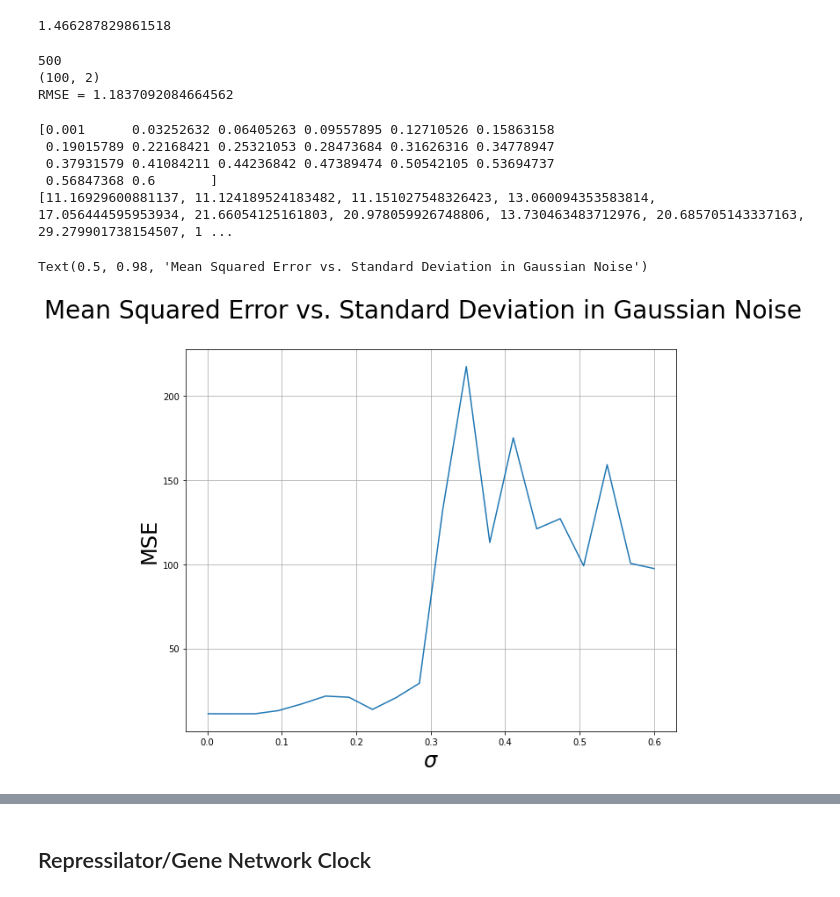
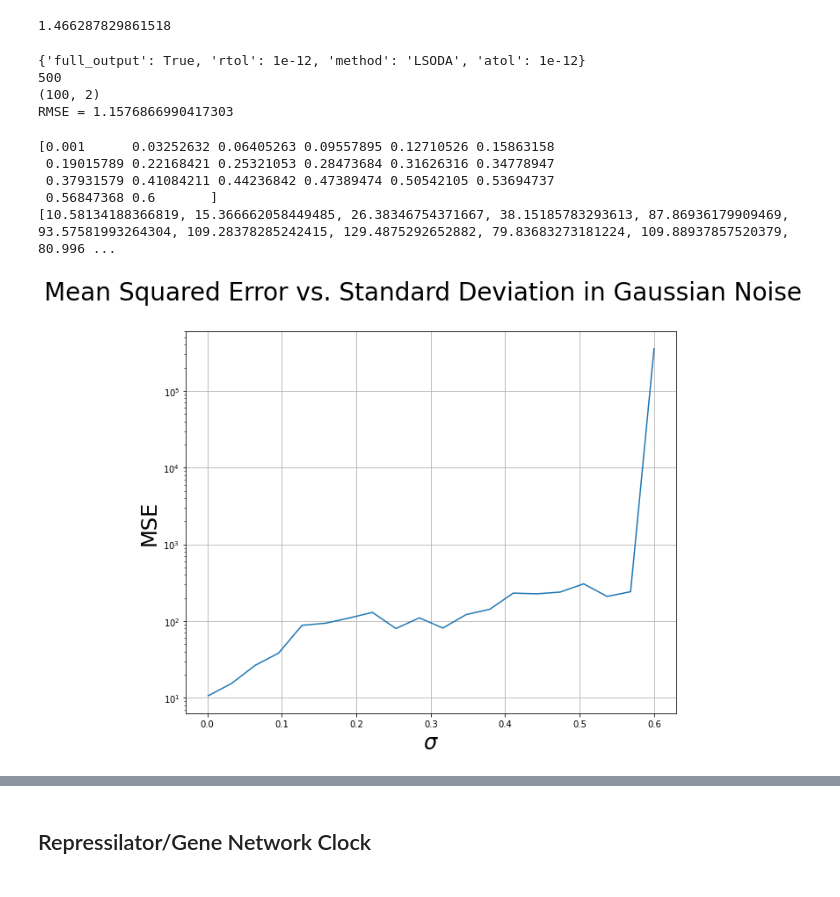
Before and after one commit to ainsleylaiuw/ISB-Hadlock-Lai, a Jupyter notebook: Ex_System.ipynb, the cells around one changed output, grey strips where cells are left out. Drawn from its saved outputs; the diff is of its cells as text; code cells hidden in the pictures.

```diff
--- a/Ex_System.ipynb
+++ b/Ex_System.ipynb
@@ -47,7 +41,7 @@ import colorednoise as cn
 num = 2
 mu = np.zeros(num)
 sigma = np.zeros((num, num))
-sigmaVal = .5
+sigmaVal = .9
 np.fill_diagonal(sigma, sigmaVal)
 #sigma
 result = np.random.multivariate_normal(mu, sigma**2, (100, 100))
@@ -64,17 +58,17 @@ result = np.random.multivariate_normal(mu, sigma**2, (100, 100))
 # accurate enough for noise? Pink noise behaving weird
 beta = 0 # the exponent
 samples = 2**18 # number of samples to generate
-y = cn.powerlaw_psd_gaussian(beta, (100, 400, 2))#*.73
+y = cn.powerlaw_psd_gaussian(beta, (100, 400, 2)) * sigmaVal + 0.02
 #print(np.max(y))
-"""
+#"""
 y_list = []
 result_list = []
 for i in range(1000):
-    y_temp = (cn.powerlaw_psd_gaussian(beta, 10000)*.52)
+    y_temp = (cn.powerlaw_psd_gaussian(beta, (100, 100, 2)) * (sigmaVal + 0.03))
     result_temp = (np.random.multivariate_normal(mu, sigma**2, (100, 100)))
     y_list.append(y_temp)
     result_list.append(result_temp)
-print(np.mean(y_list))
-print(np.mean(result_list))
-"""
+print(f"colorednoise mean = {np.mean(y_list)}")
+print(f"multivariate_normal mean = {np.mean(result_list)}")
+#"""
 # %% [output]
@@ -169,7 +164,7 @@ for i in range(n_of_ic):
     netswitch_train_temp = solve_ivp(
         netswitch, trange, netswitch_x0s[i], t_eval=tvals
     ).y.T
-    noise = np.random.normal(0, sigma, netswitch_train_temp.shape)
+    noise = np.random.normal(0, .1, netswitch_train_temp.shape)
     netswitch_train_multi.append(netswitch_train_temp + noise)
     #netswitch_train_multi.append(netswitch_train_temp + np.random.normal(0, 0.015, netswitch_train_temp.shape))
 #axs.legend()
@@ -177,7 +172,7 @@ for i in range(n_of_ic):
 #plt.show()
 #print(netswitch_train_multi)
 
-sparse_regression_optimizer = ps.STLSQ(threshold=0.7)
+sparse_regression_optimizer = ps.STLSQ(threshold=0.5)
 model = ps.SINDy(feature_names=['u', 'v'], optimizer=sparse_regression_optimizer, feature_library=netswitch_library)
 model.fit(netswitch_train_multi, t=dt, multiple_trajectories=True)
 model.print()
@@ -242,9 +238,18 @@ netswitch_x0s = (np.random.rand(n_of_ic, feature_count) * 5 - np.random.rand(n_o
 sigma = 0.01
 sigma_list = np.linspace(0.001, 0.6, 20)
 mu = np.zeros(feature_count)
-
+sparse_regression_optimizer = ps.STLSQ(threshold=0.7)
 MSE_list = []
 netswitch_train_multi = []
+integrator_keywords = {}
+# 0 for white, 1 for pink, 2 for brown
+beta = 0
+integrator_keywords['full_output'] = True
+integrator_keywords['rtol'] = 1e-12
+integrator_keywords['method'] = 'LSODA'
+integrator_keywords['atol'] = 1e-12
+
+print(integrator_keywords)
 
 # creation of TRUE data/solution
 for i in range(n_of_ic):
@@ -259,39 +264,42 @@ rmse = np.sqrt(np.square(netswitch_train_multi).sum()) / (len(tvals) * feature_c
 print(f"RMSE = {rmse}")
 # train models
 for j in range(len(sigma_list)):
     sigma = np.zeros((feature_count, feature_count))
     sigmaVal = sigma_list[j]
     np.fill_diagonal(sigma, sigmaVal)
-    noise = np.random.multivariate_normal(mu, sigma**2, (n_of_ic, len(tvals)))
+    #noise = np.random.multivariate_normal(mu, sigma**2, (n_of_ic, len(tvals)))
+    noise = cn.powerlaw_psd_gaussian(beta, (n_of_ic, len(tvals), feature_count)) * (sigmaVal + 0.03)
     model = ps.SINDy(feature_names=['u', 'v'], optimizer=sparse_regression_optimizer, feature_library=netswitch_library)
     model.fit(list(netswitch_train_multi + noise), t=dt, multiple_trajectories=True)
     simulations = []
     # create simulations list to hold simulated data for corresponding IC
     for k in range(n_of_ic):
-        netswitch_sim = model.simulate(netswitch_x0s[k], t=tvals, integrator="odeint")
+        # problem area with warnings
+        netswitch_sim = model.simulate(netswitch_x0s[k], t=tvals, integrator="odeint", integrator_kws=integrator_keywords)
         simulations.append(netswitch_sim)
     #MSE = np.square(np.subtract(netswitch_train_multi, simulations)).mean()
     MSE = np.square(np.subtract(netswitch_train_multi, simulations)).sum() / (len(tvals) * feature_count)
     MSE_list.append(MSE)
 print(sigma_list)
 print(MSE_list)
 axs.plot(sigma_list, MSE_list)
 axs.set(xlabel="$\sigma$", ylabel="MSE")
 plt.grid(True)
 plt.xlabel("$\sigma$", fontsize=24)
 plt.ylabel("MSE", fontsize=24)
 fig.suptitle('Mean Squared Error vs. Standard Deviation in Gaussian Noise', fontsize=28)
+plt.yscale('log')
 # %% [output]
+{'full_output': True, 'rtol': 1e-12, 'method': 'LSODA', 'atol': 1e-12}
 500
 (100, 2)
-RMSE = 1.1837092084664562
+RMSE = 1.1576866990417303
 [0.001      0.03252632 0.06405263 0.09557895 0.12710526 0.15863158
  0.19015789 0.22168421 0.25321053 0.28473684 0.31626316 0.34778947
  0.37931579 0.41084211 0.44236842 0.47389474 0.50542105 0.53694737
  0.56847368 0.6       ]
-[11.16929600881137, 11.124189524183482, 11.151027548326423, 13.060094353583814, 17.056444595953934, 21.66054125161803, 20.978059926748806, 13.730463483712976, 20.685705143337163, 29.279901738154507, 1 ...
+[10.58134188366819, 15.366662058449485, 26.38346754371667, 38.15185783293613, 87.86936179909469, 93.57581993264304, 109.28378285242415, 129.4875292652882, 79.83683273181224, 109.88937857520379, 80.996 ...
-Text(0.5, 0.98, 'Mean Squared Error vs. Standard Deviation in Gaussian Noise')
-[figure, old version]
+[figure, new version]
 # %%
 # test of model w/ varying threshold
 # edit in progress
```
Also changed, not shown: parts of 5 cells of this notebook.
